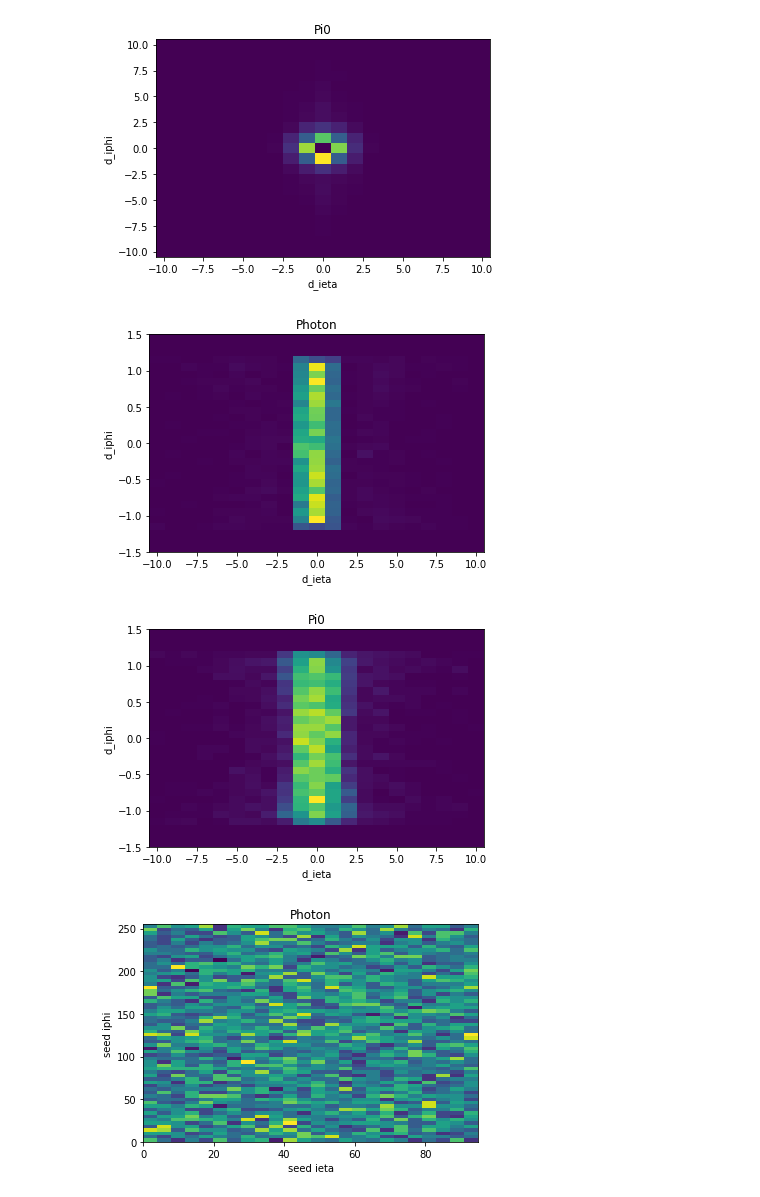
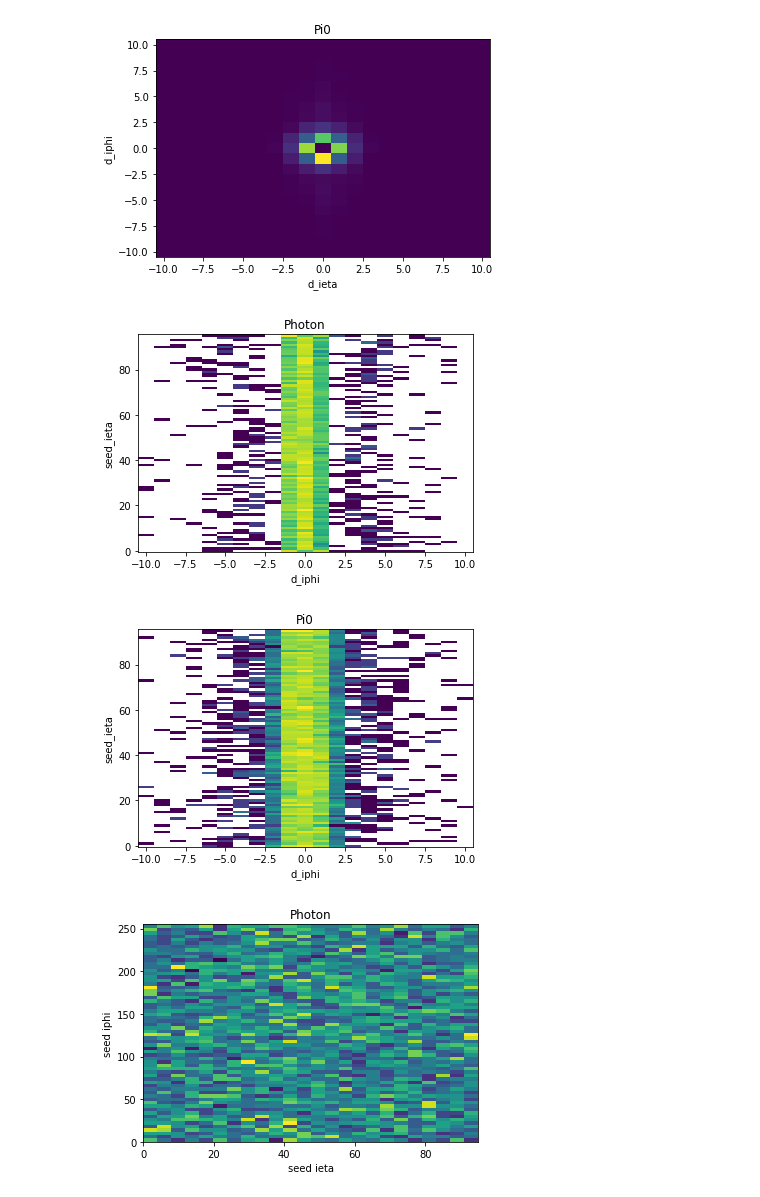
Before and after one commit to osuranyi/EMCal-clustering, a Jupyter notebook: Cluster_seeds.ipynb, the cells around one changed output. Cells and saved outputs as stored; diff of their text form; code cells hidden in the pictures.

```diff
--- a/Cluster_seeds.ipynb
+++ b/Cluster_seeds.ipynb
@@ -160,19 +161,19 @@ plt.title("Pi0");
 # %% [output]
 [figure]
 # %%
-plt.hist2d(d_iphi_pho,eta[pid == 1],bins=[np.arange(-10.5, 10.5+1, 1),np.arange(-1.5, 1.5+0.1, 0.1)])
-plt.xlabel("d_ieta")
-plt.ylabel("d_iphi")
+plt.hist2d(d_iphi_pho,seed_ieta[pid == 1],bins=[np.arange(-10.5, 10.5+1, 1),np.arange(-0.5, 95.5+1, 1)],norm=matplotlib.colors.LogNorm())
+plt.xlabel("d_iphi")
+plt.ylabel("seed_ieta")
 plt.title("Photon");
 # %% [output]
-[figure, old version]
+[figure, new version]
 # %%
-plt.hist2d(d_iphi_pi0,eta[pid == 0],bins=[np.arange(-10.5, 10.5+1, 1),np.arange(-1.5, 1.5+0.1, 0.1)])
-plt.xlabel("d_ieta")
-plt.ylabel("d_iphi")
+plt.hist2d(d_iphi_pi0,seed_ieta[pid == 1],bins=[np.arange(-10.5, 10.5+1, 1),np.arange(-0.5, 95.5+1, 1)],norm=matplotlib.colors.LogNorm())
+plt.xlabel("d_iphi")
+plt.ylabel("seed_ieta")
 plt.title("Pi0");
 # %% [output]
-[figure, old version]
+[figure, new version]
 # %%
 plt.hist2d(seed_ieta[pid == 1],seed_iphi[pid == 1],bins=[96//4,256//4])
 plt.xlabel("seed ieta")
```
Also changed, not shown: parts of 1 cell of this notebook, 1 other file.
